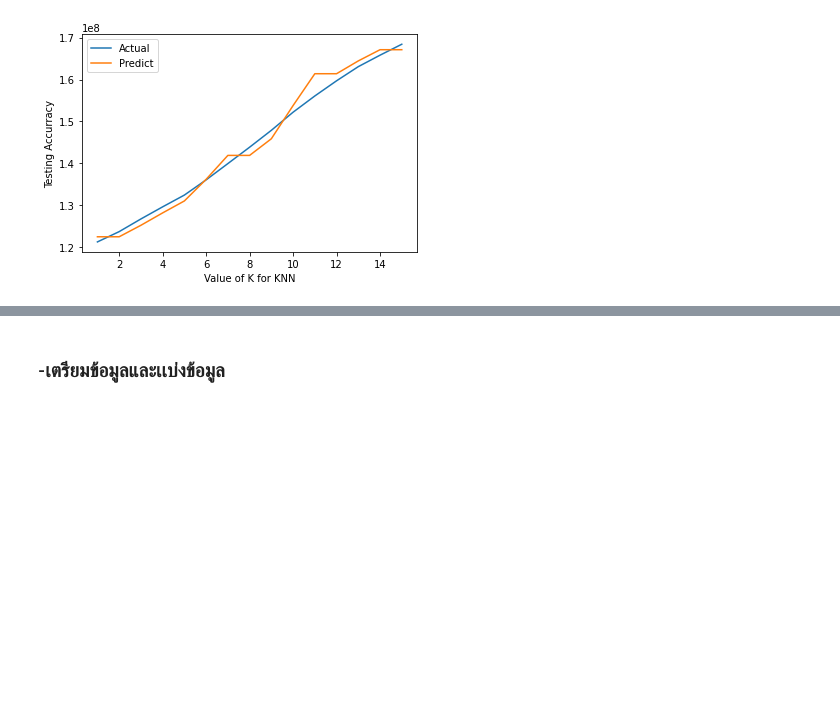
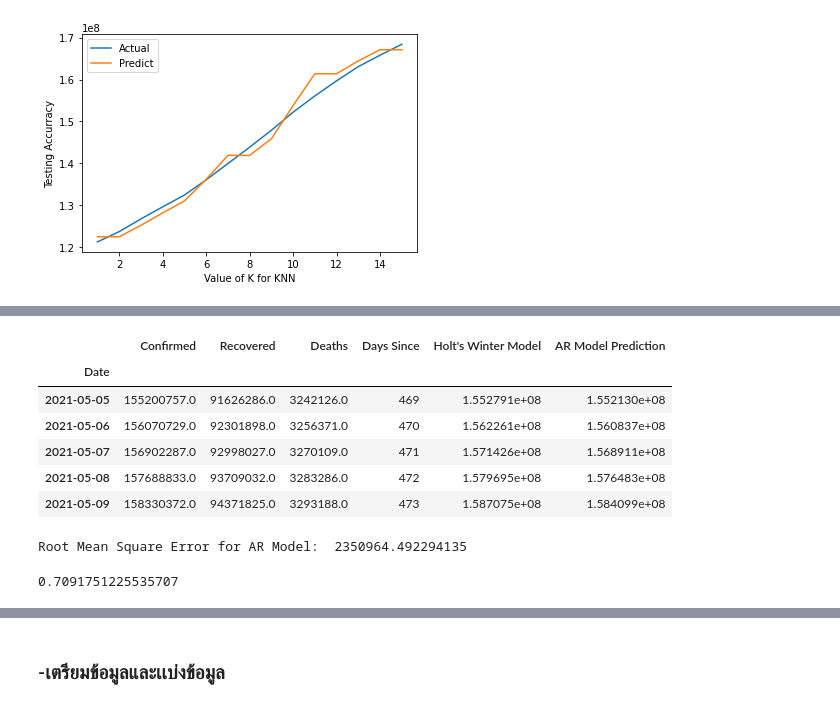
Before and after one commit to Peckkie/DPDM2021, a Jupyter notebook: Mini_Project_COVID19.ipynb, the cells around one changed output, grey strips where cells are left out. Drawn from its saved outputs; the diff is of its cells as text; code cells hidden in the pictures; blank space fills up the shorter version.

```diff
--- a/Mini_Project_COVID19.ipynb
+++ b/Mini_Project_COVID19.ipynb
@@ -1186,0 +1443,2 @@ plt.legend()
+# %%
+es=ExponentialSmoothing(np.asarray(model_train['Confirmed']),seasonal_periods=14,trend='add', seasonal='mul').fit()
@@ -1186,0 +1447,4 @@ plt.legend()
+# %%
+y_pred["Holt's Winter Model"]=es.forecast(len(valid))
+model_scores.append(np.sqrt(mean_squared_error(y_pred["Confirmed"],y_pred["Holt's Winter Model"])))
+print("Root Mean Square Error for Holt's Winter Model: ",np.sqrt(mean_squared_error(y_pred["Confirmed"],y_pred["Holt's Winter Model"])))
@@ -1186,0 +1491,4 @@ plt.legend()
+# %%
+model_ar= auto_arima(model_train["Confirmed"],trace=True, error_action='ignore', start_p=0,start_q=0,max_p=4,max_q=0,
+                   suppress_warnings=True,stepwise=False,seasonal=False)
+model_ar.fit(model_train["Confirmed"])
@@ -1186,0 +1508,23 @@ plt.legend()
+# %%
+prediction_ar=model_ar.predict(len(valid))
+y_pred["AR Model Prediction"]=prediction_ar
+# %%
+y_pred.head()
+# %% [output]
+|  | Confirmed | Recovered | Deaths | Days Since | Holt's Winter Model | AR Model Prediction |
+| Date |  |  |  |  |  |  |
+| 2021-05-05 | 155200757.0 | 91626286.0 | 3242126.0 | 469 | 1.552791e+08 | 1.552130e+08 |
+| 2021-05-06 | 156070729.0 | 92301898.0 | 3256371.0 | 470 | 1.562261e+08 | 1.560837e+08 |
+| 2021-05-07 | 156902287.0 | 92998027.0 | 3270109.0 | 471 | 1.571426e+08 | 1.568911e+08 |
+| 2021-05-08 | 157688833.0 | 93709032.0 | 3283286.0 | 472 | 1.579695e+08 | 1.576483e+08 |
+| 2021-05-09 | 158330372.0 | 94371825.0 | 3293188.0 | 473 | 1.587075e+08 | 1.584099e+08 |
+# %%
+model_scores.append(np.sqrt(mean_squared_error(y_pred["Confirmed"],y_pred["AR Model Prediction"])))
+print("Root Mean Square Error for AR Model: ",np.sqrt(mean_squared_error(y_pred["Confirmed"],y_pred["AR Model Prediction"])))
+# %% [output]
+Root Mean Square Error for AR Model:  2350964.492294135
+# %%
+r2_scores.append(r2_score(y_pred["Confirmed"],y_pred["AR Model Prediction"]))
+r2_score(y_pred["Confirmed"],y_pred["AR Model Prediction"])
+# %% [output]
+0.7091751225535707
```
Also changed, not shown: parts of 115 cells of this notebook.
